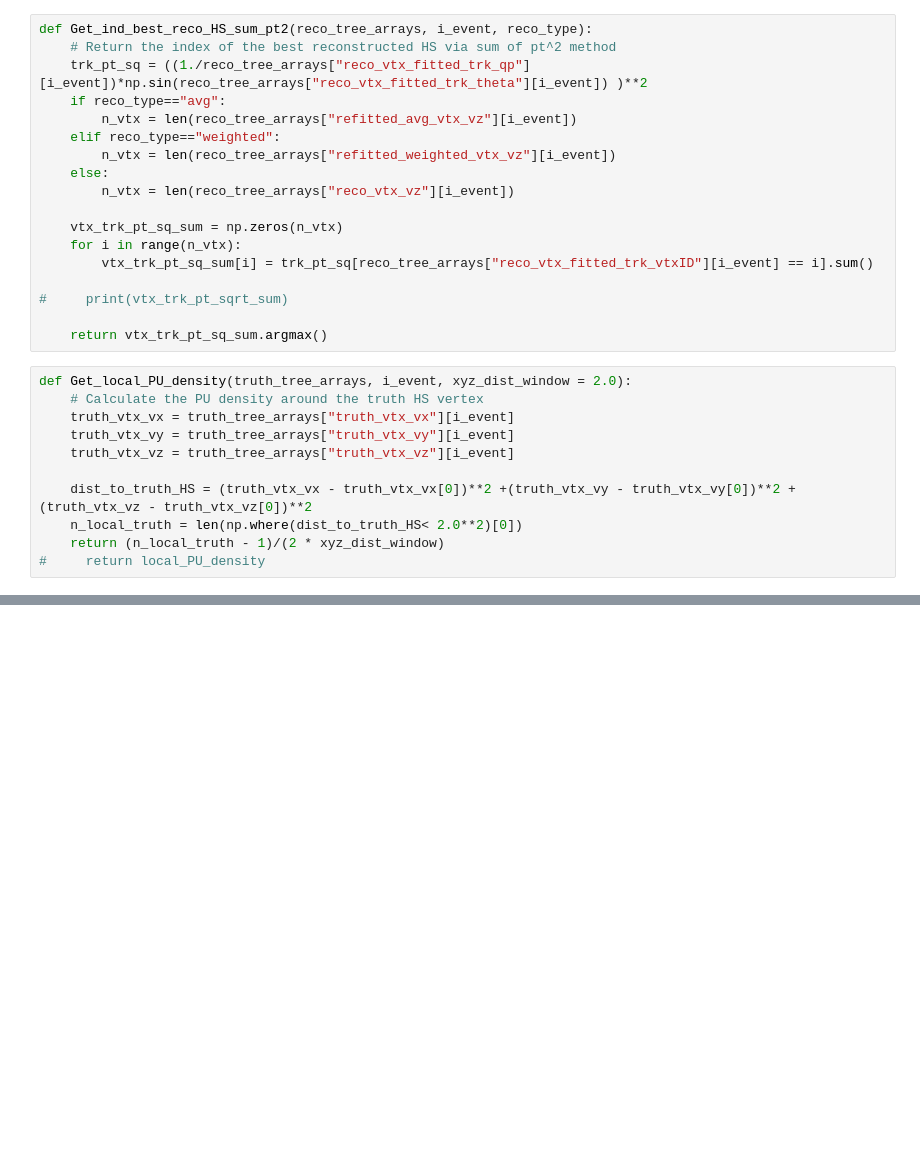
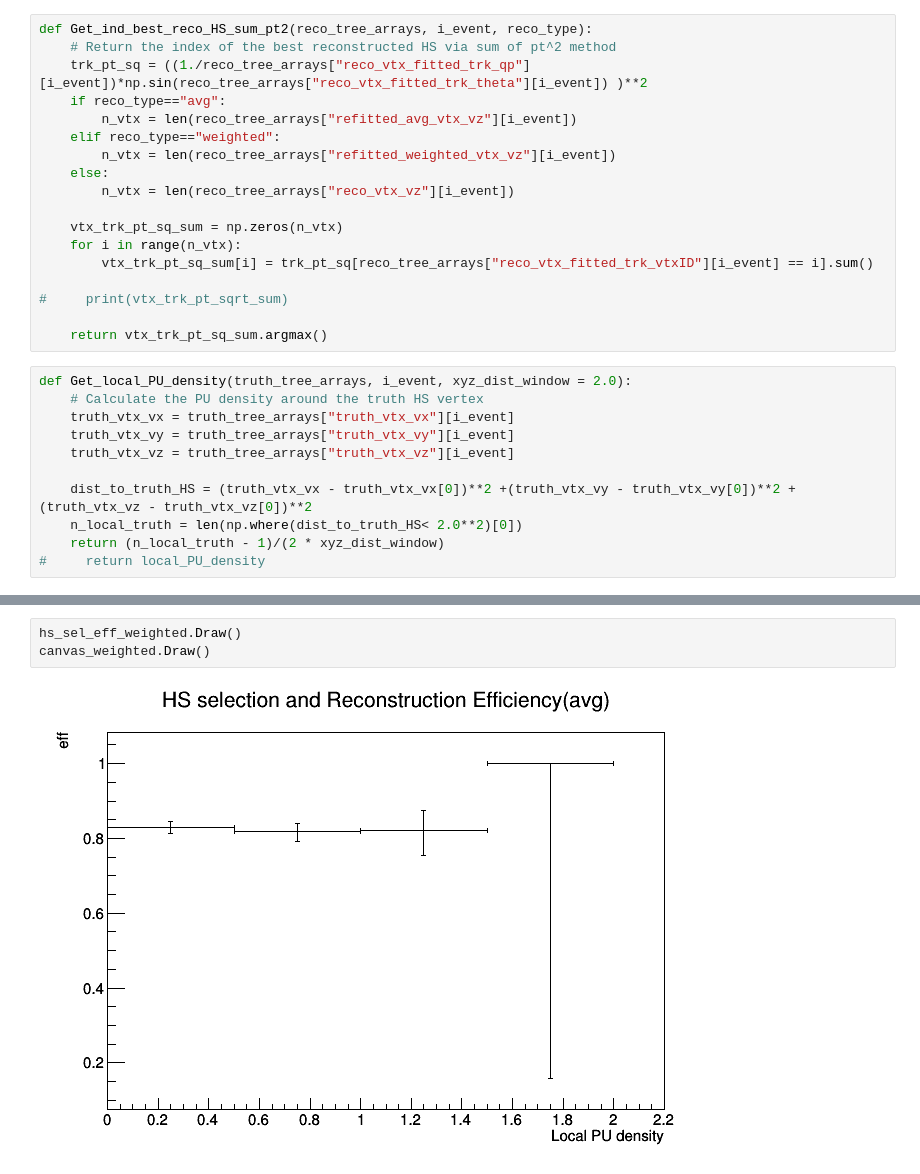
Before and after one commit to hrzhao76/ACTS-samples, a Jupyter notebook: Compare_eff_sel.ipynb, the cells around one changed output, grey strips where cells are left out. Drawn from its saved outputs; the diff is of its cells as text; blank space fills up the shorter version.

```diff
--- a/Compare_eff_sel.ipynb
+++ b/Compare_eff_sel.ipynb
@@ -219,0 +245,5 @@ len(reco_tree_arrays_weighted["event_id"])
+# %%
+hs_sel_eff_weighted.Draw()
+canvas_weighted.Draw()
+# %% [output]
+[figure, added]
```
Also changed, not shown: parts of 24 cells of this notebook.
